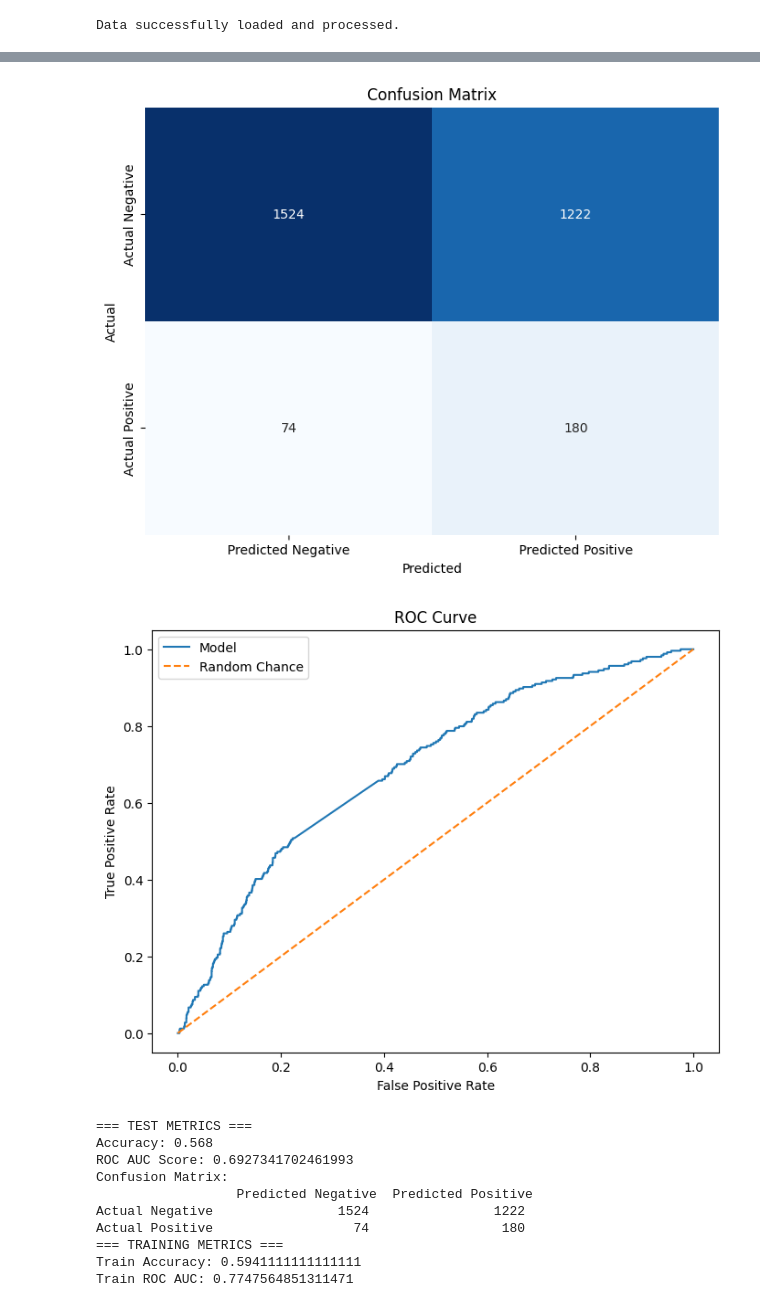
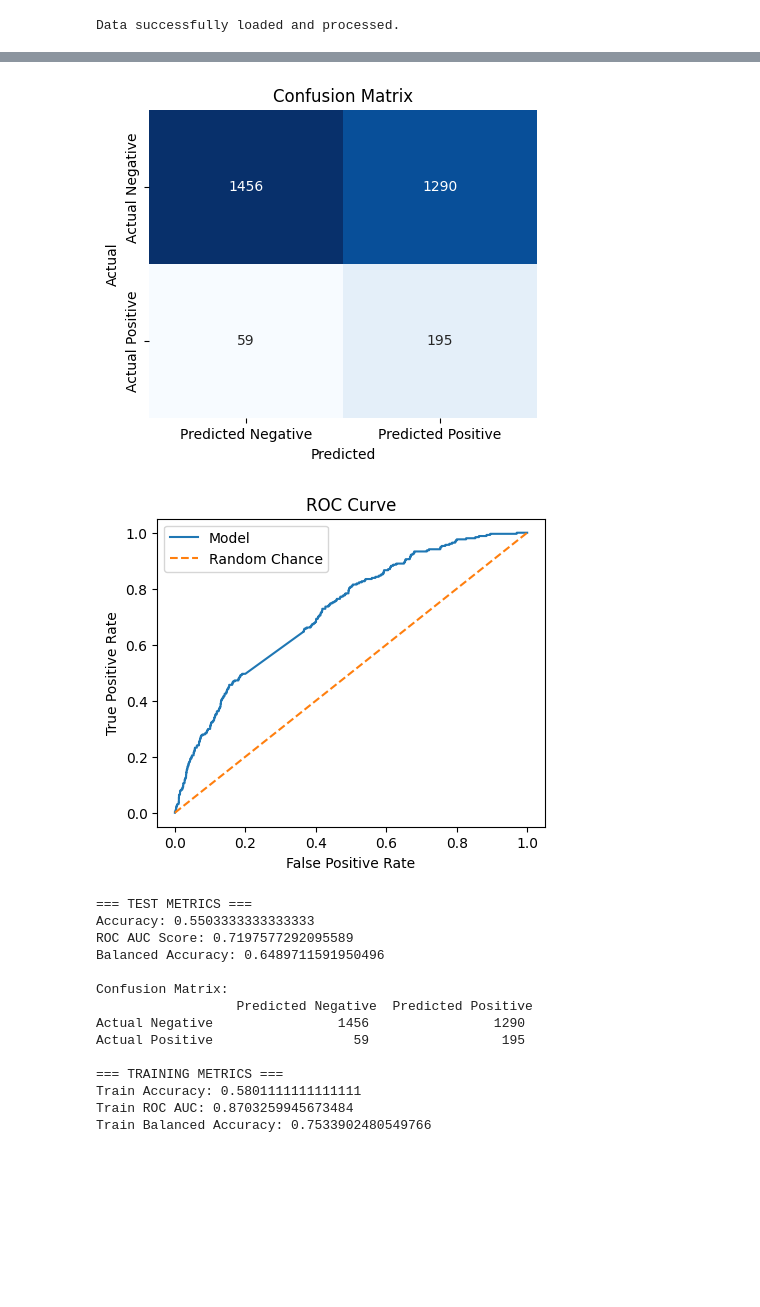
Before and after one commit to mozer123/credit_scoring, a Jupyter notebook: src/main.ipynb, the cells around one changed output, grey strips where cells are left out. Drawn from its saved outputs; the diff is of its cells as text; code cells hidden in the pictures; blank space fills up the shorter version.

Commit message:
nb run to compare performance of all features vs selected features

```diff
--- a/src/main.ipynb
+++ b/src/main.ipynb
@@ -42,6 +16,19 @@ Shape is:  (12647, 242)
 # %%
-# Merge features into consumer_df and handle scoring exclusions if needed
+# Define feature functions
+selected_features = [
+    average_transaction_amount,
+    net_monthly_cash_flow,
+    average_account_balance,
+    time_based_average_transaction_amounts,
+    descriptive_stats_by_category,
+    outflow_stats,
+]
+
+# Calculate features
+feature_dataframes = execute_selected_features(selected_features, account_df, transaction_df)
+final_features = merge_features(feature_dataframes)
+
+# Merge with consumer data
 ml_features = consumer_df.merge(final_features, how="left", on="prism_consumer_id")
 ml_features = ml_features.apply(lambda col: col.fillna(0) if col.name != "DQ_TARGET" else col)
-train_df, val_df, test_df = split_data(ml_features, test_size=0.25, val_size=None)
 # %% [output]
@@ -51,4 +50,7 @@ Test set size: 3000
 # %%
-# Exclude columns: prism_consumer_id, evaluation_date, credit_score, and DQ_TARGET
+# Split with validation set for hyperparameter tuning
+train_df, _, test_df = split_data(ml_features, test_size=0.25)
+
+# Define feature columns
 exclude_columns = ['prism_consumer_id', 'evaluation_date', 'credit_score', 'DQ_TARGET']
-feature_columns = [col for col in train_df.columns if col not in exclude_columns]
+all_feature_columns = [col for col in train_df.columns if col not in exclude_columns]
@@ -54,0 +63,13 @@ feature_columns = [col for col in train_df.columns if col not in exclude_columns
+# %%
+# Initialize the feature selector with your training DataFrame, feature columns, and any forced features.
+fs = FeatureSelector(train_df, all_feature_columns)
+
+# Run feature selection using the desired method(s)
+# available --> ['mutual_info', 'random_forest', 'xgboost']
+fs.run_feature_selection(methods=['mutual_info'], n_features=50)
+
+# Retrieve the selected features for a given method
+feature_columns = fs.get_selected_features('mutual_info')
+
+# Plot the importance scores for the selected method
+fs.plot_feature_importance('mutual_info', top_n=10)
@@ -55,16 +101,21 @@ feature_columns = [col for col in train_df.columns if col not in exclude_columns
 # %%
-model, scaler = train_logistic_regression(train_df, feature_columns)
+# Initialize and train model with best features
+model, scaler = train_model(train_df, feature_columns, "xgboost")
 predict_and_analyze_model(model, scaler, train_df, test_df, feature_columns)
 # %% [output]
-[figure, old version]
+[figure, new version]
-[figure, old version]
+[figure, new version]
 === TEST METRICS ===
-Accuracy: 0.568
-ROC AUC Score: 0.6927341702461993
+Accuracy: 0.5503333333333333
+ROC AUC Score: 0.7197577292095589
+Balanced Accuracy: 0.6489711591950496
+
 Confusion Matrix:
                   Predicted Negative  Predicted Positive
-Actual Negative                1524                1222
-Actual Positive                  74                 180
+Actual Negative                1456                1290
+Actual Positive                  59                 195
+
 === TRAINING METRICS ===
-Train Accuracy: 0.5941111111111111
-Train ROC AUC: 0.7747564851311471
+Train Accuracy: 0.5801111111111111
+Train ROC AUC: 0.8703259945673484
+Train Balanced Accuracy: 0.7533902480549766
```
Also changed, not shown: parts of 14 cells of this notebook.
